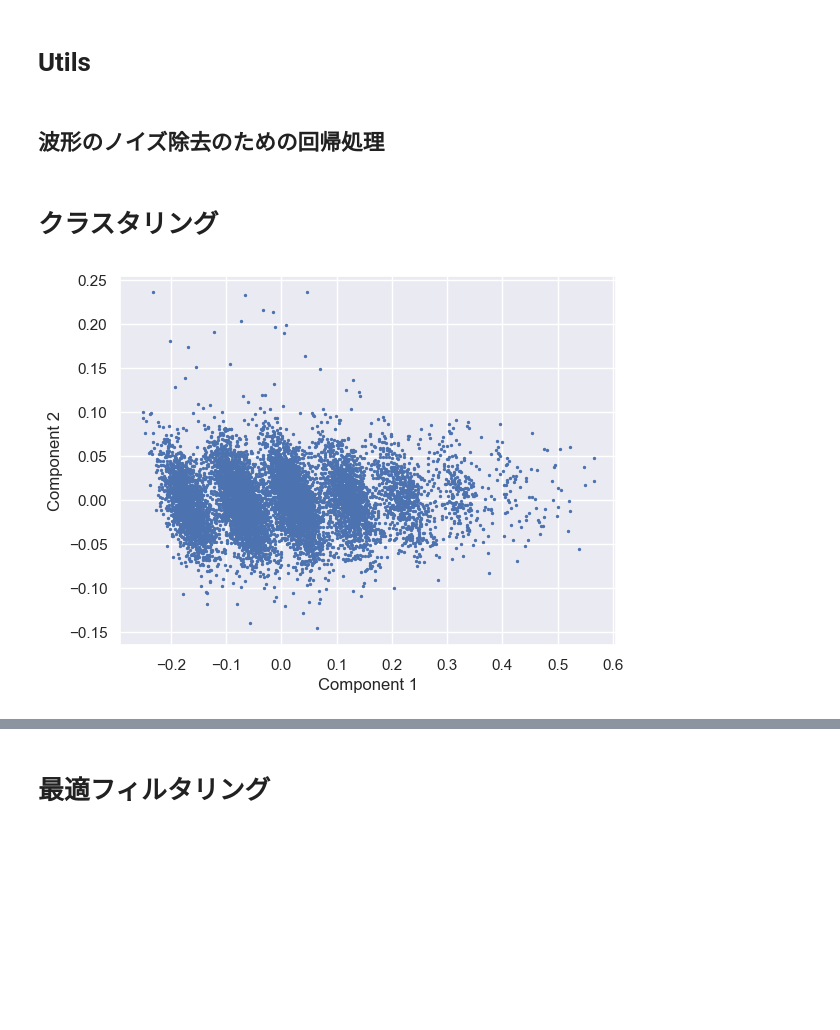
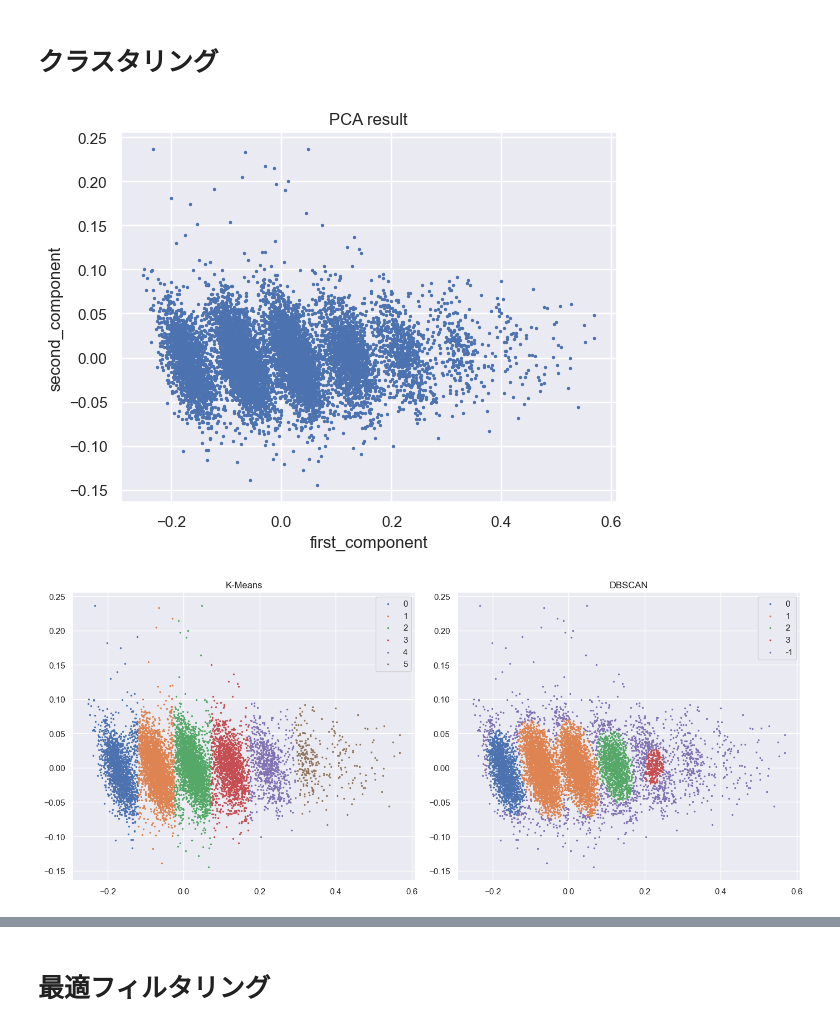
Before and after one commit to KeisukeTTTT/PhotonClustering, a Jupyter notebook: src/process.ipynb, the cells around one changed output, grey strips where cells are left out. Cells and saved outputs as stored; diff of their text form; code cells hidden in the pictures; blank space fills up the shorter version.

```diff
--- a/src/process.ipynb
+++ b/src/process.ipynb
@@ -33,23 +38,11 @@ pulse = tat.correct_baseline(pulse, dpbl)
 
 # 正負反転
 pulse = -1.0 * pulse
-# %% [markdown]
-# Utils
-# %% [markdown]
-## 波形のノイズ除去のための回帰処理
 # %%
 def regression(data):
-    fit = np.polyfit(time, data, 18)
+    fit = np.polyfit(time, data, 20)
     fit_fn = np.poly1d(fit)
     return fit_fn(time)
-
-def plot_regression_curve(x, y, n=18):
-    fit = np.polyfit(x, y, n)
-    fit_fn = np.poly1d(fit)
-    plt.plot(x, y, label="data")
-    plt.plot(x, fit_fn(x), label="regression")
-    plt.legend()
-    plt.show()
 # %% [markdown]
 # クラスタリング
 # %%
@@ -61,12 +55,11 @@ pca_model = PCA(n_components=2)
 X_pca = pca_model.fit_transform(df_corrected.values)
 pca_df = pd.DataFrame(data=X_pca, index=df_corrected.index, columns=["first_component", "second_component"])
 # %%
-plt.scatter(pca_df["first_component"], pca_df["second_component"], s=2)
-plt.xlabel("Component 1")
-plt.ylabel("Component 2")
+pca_df.plot.scatter(x="first_component", y="second_component", s=2)
+plt.title("PCA result")
 plt.show()
 # %% [output]
-[figure, old version]
+[figure, new version]
 # %%
 # K-Means
 kmeans_model = KMeans(n_clusters=6)
@@ -94,6 +87,23 @@ def relabel_by_first_comonent_avg(label_col, pca_df):
 
 pca_df = relabel_by_first_comonent_avg("kmeans_pred", pca_df)
 pca_df = relabel_by_first_comonent_avg("dbscan_pred", pca_df)
+# %%
+# クラスタリング結果
+fig, ax = plt.subplots(1, 2, figsize=(14,6), tight_layout=True)
+
+for photon_count in set(pca_df["kmeans_pred"]):
+    ax[0].scatter(pca_df[pca_df["kmeans_pred"]==photon_count]["first_component"], pca_df[pca_df["kmeans_pred"]==photon_count]["second_component"], s=2, label=photon_count)
+
+for photon_count in set(pca_df["dbscan_pred"]):
+    ax[1].scatter(pca_df[pca_df["dbscan_pred"]==photon_count]["first_component"], pca_df[pca_df["dbscan_pred"]==photon_count]["second_component"], s=2, label=photon_count)
+
+ax[0].set_title("K-Means")
+ax[1].set_title("DBSCAN")
+ax[0].legend()
+ax[1].legend()
+plt.show()
+# %% [output]
+[figure, added]
 # %%
 # K-MeansとDBSCANで予測が同じもの、異なるものを確認
 same_pred = pca_df[pca_df["kmeans_pred"]==pca_df["dbscan_pred"]]
```
Also changed, not shown: parts of 22 cells of this notebook.
